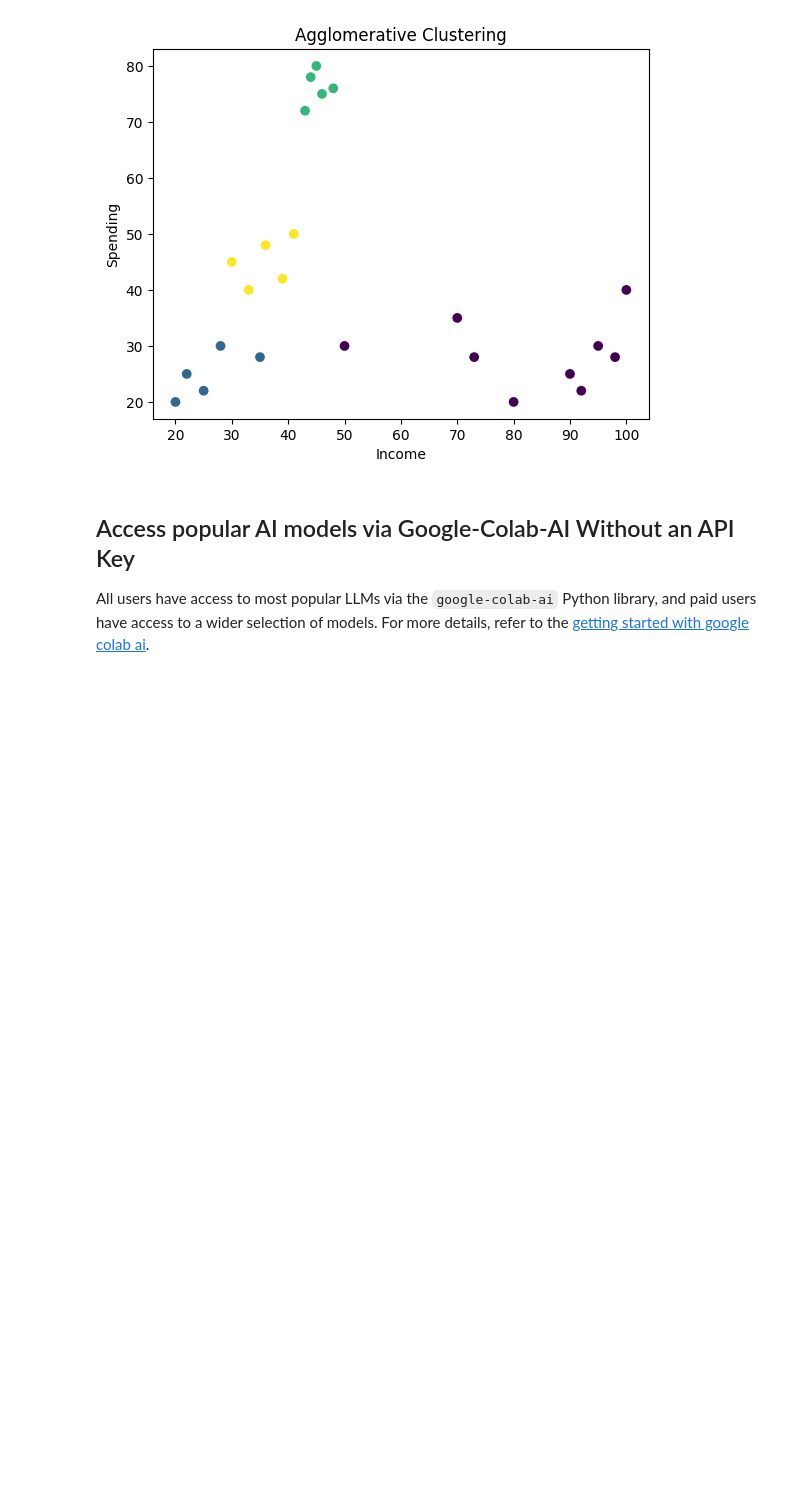
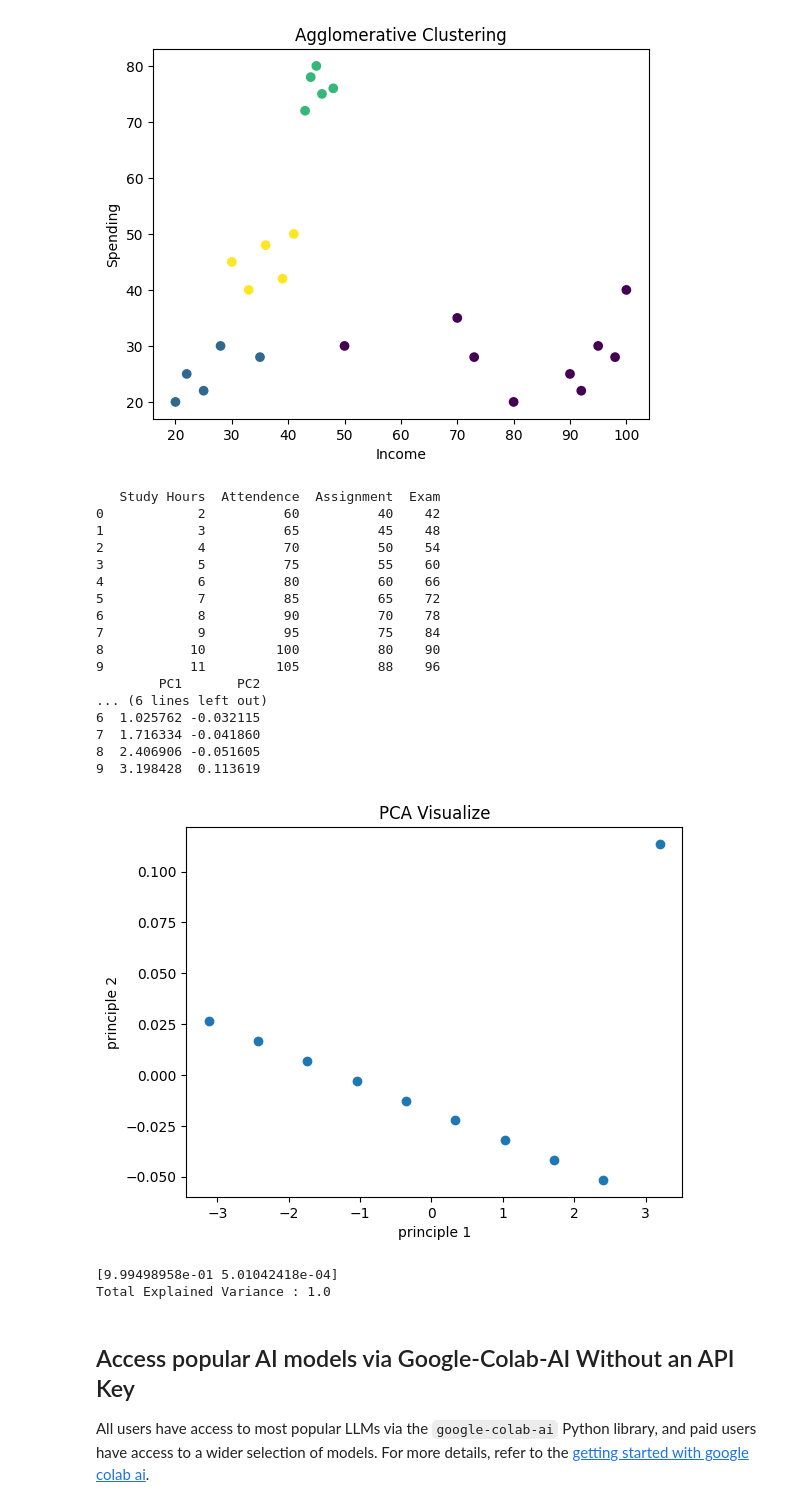
Before and after one commit to archoudhary698-stack/DocuMind-AI, a Jupyter notebook: Copy_of_Welcome_To_Colab.ipynb, the cells around one changed output. Drawn from its saved outputs; the diff is of its cells as text; code cells hidden in the pictures; blank space fills up the shorter version.

```diff
--- a/Copy_of_Welcome_To_Colab.ipynb
+++ b/Copy_of_Welcome_To_Colab.ipynb
@@ -1878,6 +1878,57 @@ plt.show()
 22      98        28        0
 23     100        40        0
 [figure]
+# %%
+import pandas as pd
+import matplotlib.pyplot as plt
+from sklearn.preprocessing import StandardScaler
+from sklearn.decomposition import PCA
+data = {
+    "Study Hours" : [2,3,4,5,6,7,8,9,10,11],
+    "Attendence" : [60,65,70,75,80,85,90,95,100,105],
+    "Assignment" : [40,45,50,55,60,65,70,75,80,88],
+    "Exam" : [42,48,54,60,66,72,78,84,90,96]
+}
+df = pd.DataFrame(data)
+print(df)
+x = df[["Study Hours","Attendence","Assignment","Exam"]]
+scaler = StandardScaler()
+x_scaler = scaler.fit_transform(x)
+pca = PCA(n_components = 2)
+x_pca = pca.fit_transform(x_scaler)
+pca_df = pd.DataFrame(x_pca,columns = ["PC1","PC2"])
+print(pca_df)
+
+plt.scatter(pca_df["PC1"],pca_df["PC2"])
+plt.xlabel("principle 1")
+plt.ylabel("principle 2")
+plt.title("PCA Visualize")
+plt.show()
+
+print(pca.explained_variance_ratio_)
+total_variance = pca.explained_variance_ratio_.sum()
+print("Total Explained Variance :", total_variance)
+# %% [output]
+   Study Hours  Attendence  Assignment  Exam
+0            2          60          40    42
+1            3          65          45    48
+2            4          70          50    54
+3            5          75          55    60
+4            6          80          60    66
+5            7          85          65    72
+6            8          90          70    78
+7            9          95          75    84
+8           10         100          80    90
+9           11         105          88    96
+        PC1       PC2
+... (6 lines left out)
+6  1.025762 -0.032115
+7  1.716334 -0.041860
+8  2.406906 -0.051605
+9  3.198428  0.113619
+[figure, added]
+[9.99498958e-01 5.01042418e-04]
+Total Explained Variance : 1.0
 # %% [markdown]
 ## Access popular AI models via Google-Colab-AI Without an API Key
 All users have access to most popular LLMs via the `google-colab-ai` Python library, and paid users have access to a wider selection of models. For more details, refer to the [getting started with google colab ai](https://colab.research.google.com/github/googlecolab/colabtools/blob/main/notebooks/Getting_started_with_google_colab_ai.ipynb).
```
